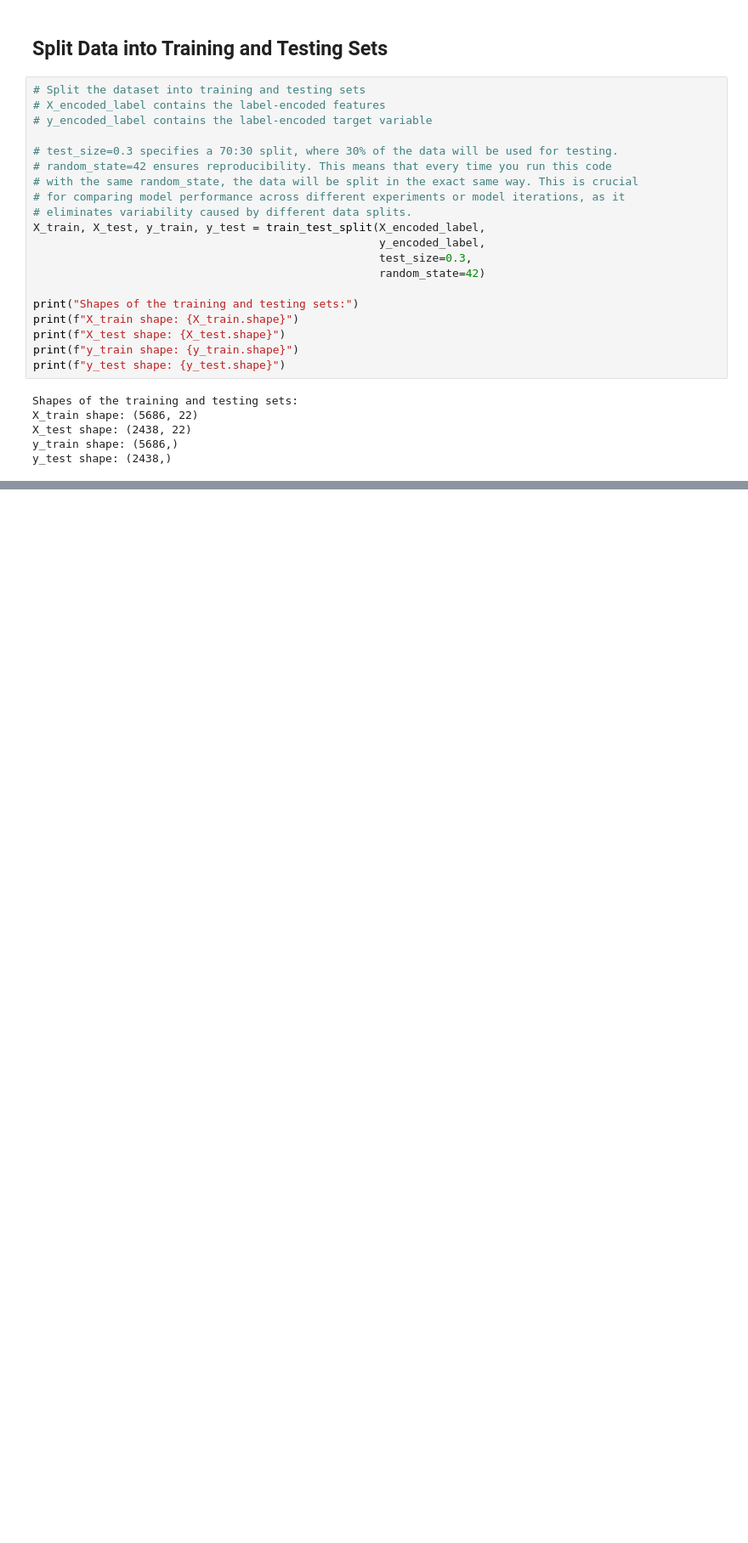
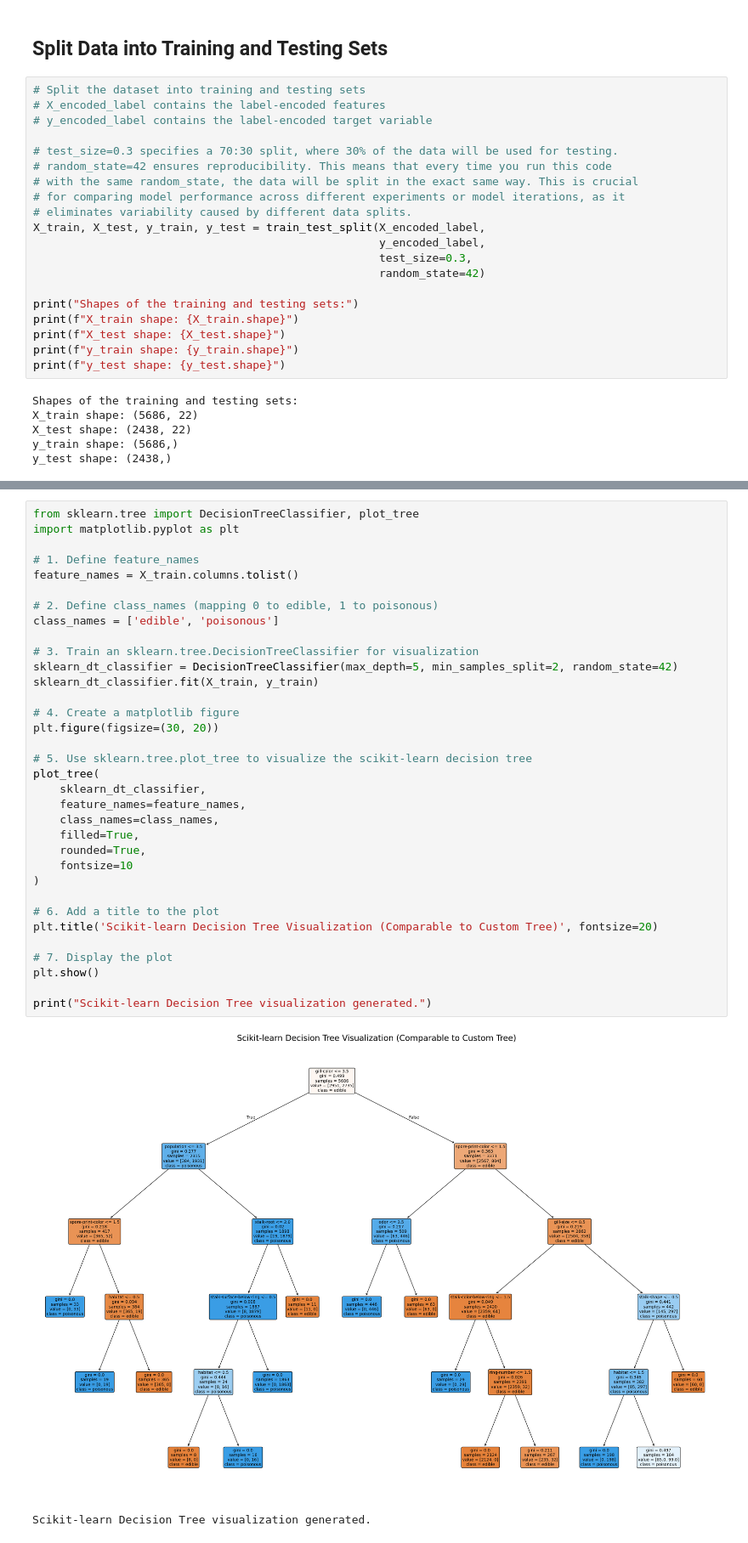
Before and after one commit to Safa30/CSE475_Machine_Learning, a Jupyter notebook: Lab/lab_1/Lab1_Decision_Tree_and_Random_Forest.ipynb, the cells around one changed output, grey strips where cells are left out. Shown at 85% size. Saved outputs shown, nothing was run; the diff lists cells and outputs as text; blank space fills up the shorter version.

```diff
--- a/Lab/lab_1/Lab1_Decision_Tree_and_Random_Forest.ipynb
+++ b/Lab/lab_1/Lab1_Decision_Tree_and_Random_Forest.ipynb
@@ -633,0 +1206,37 @@ y_test shape: (2438,)
+# %%
+from sklearn.tree import DecisionTreeClassifier, plot_tree
+import matplotlib.pyplot as plt
+
+# 1. Define feature_names
+feature_names = X_train.columns.tolist()
+
+# 2. Define class_names (mapping 0 to edible, 1 to poisonous)
+class_names = ['edible', 'poisonous']
+
+# 3. Train an sklearn.tree.DecisionTreeClassifier for visualization
+sklearn_dt_classifier = DecisionTreeClassifier(max_depth=5, min_samples_split=2, random_state=42)
+sklearn_dt_classifier.fit(X_train, y_train)
+
+# 4. Create a matplotlib figure
+plt.figure(figsize=(30, 20))
+
+# 5. Use sklearn.tree.plot_tree to visualize the scikit-learn decision tree
+plot_tree(
+    sklearn_dt_classifier,
+    feature_names=feature_names,
+    class_names=class_names,
+    filled=True,
+    rounded=True,
+    fontsize=10
+)
+
+# 6. Add a title to the plot
+plt.title('Scikit-learn Decision Tree Visualization (Comparable to Custom Tree)', fontsize=20)
+
+# 7. Display the plot
+plt.show()
+
+print("Scikit-learn Decision Tree visualization generated.")
+# %% [output]
+[figure, added]
+Scikit-learn Decision Tree visualization generated.
```
Also changed, not shown: parts of 47 cells of this notebook.
